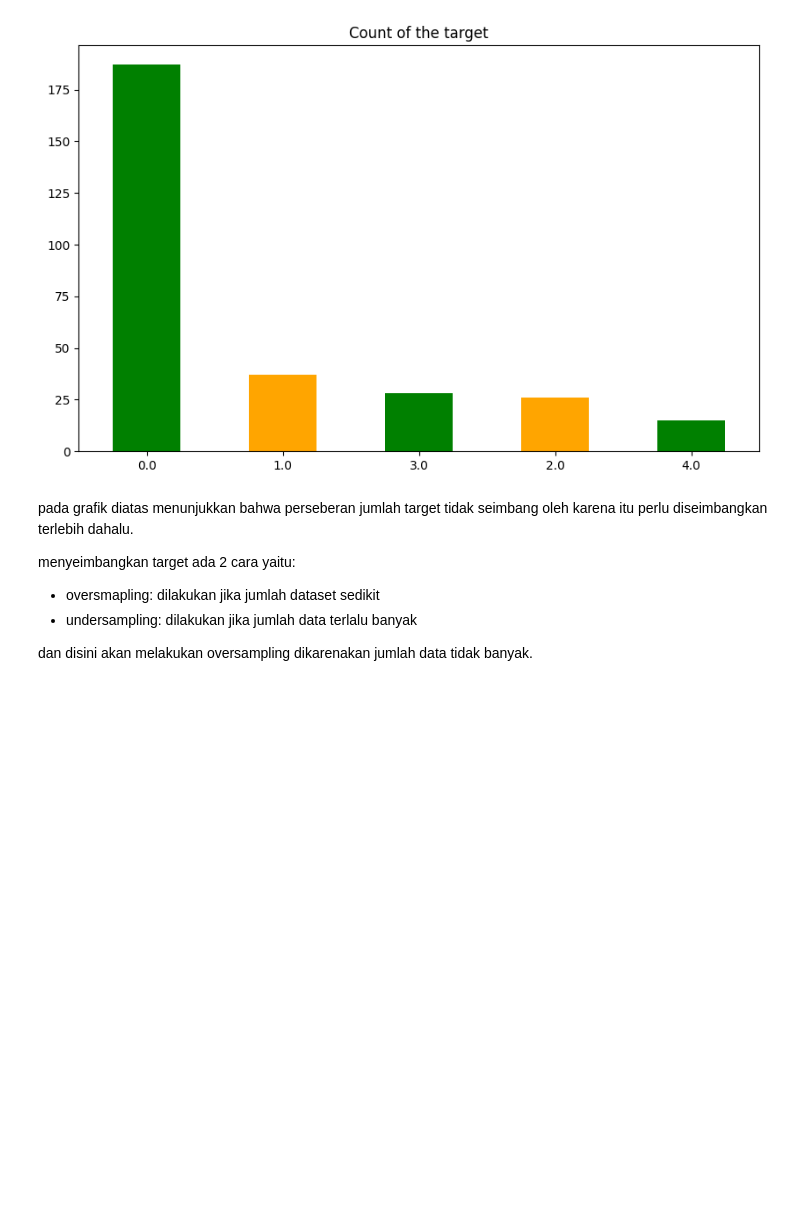
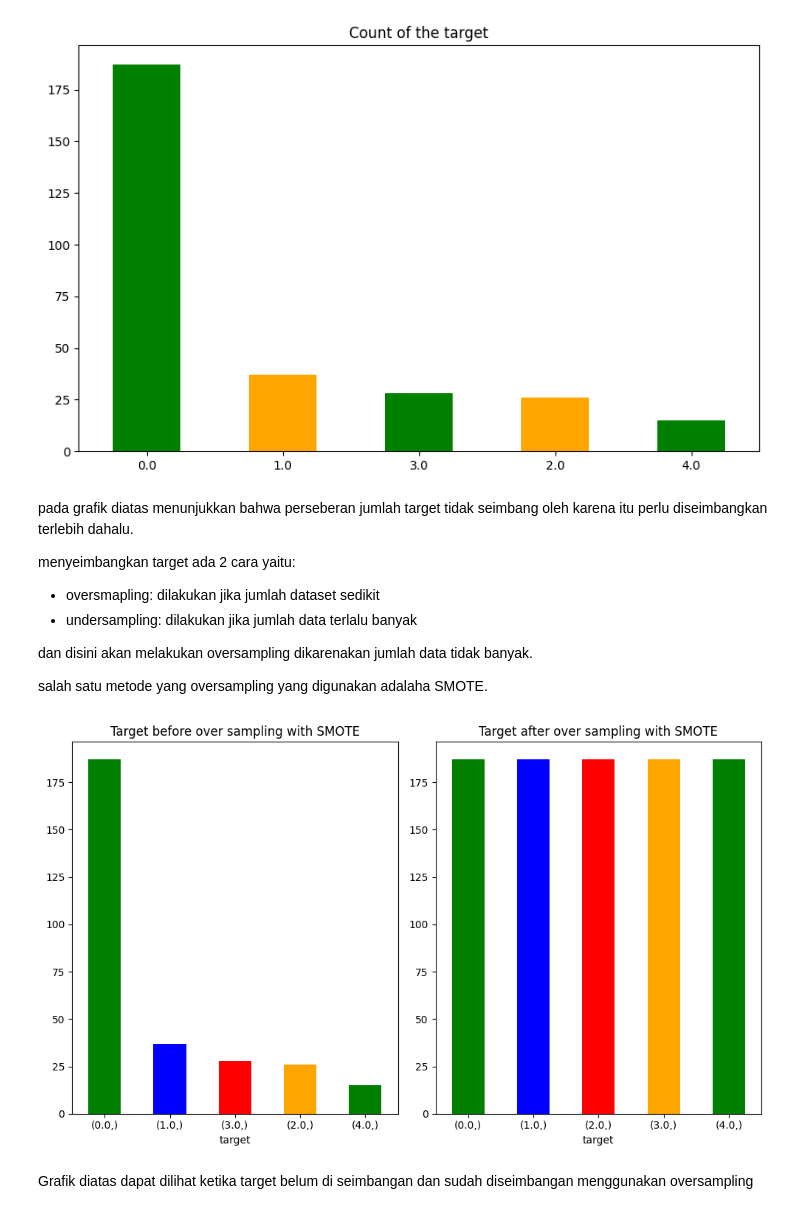
Before and after one commit to Anthopyta/DC, a Jupyter notebook: Hungarian.ipynb, the cells around one changed output. Cells and saved outputs as stored; diff of their text form; code cells hidden in the pictures; blank space fills up the shorter version.

Commit message:
update - kontruksi data

```diff
--- a/Hungarian.ipynb
+++ b/Hungarian.ipynb
@@ -482,3 +482,5 @@ menyeimbangkan target ada 2 cara yaitu:
  - undersampling: dilakukan jika jumlah data terlalu banyak
 
 dan disini akan melakukan oversampling dikarenakan jumlah data tidak banyak.
+
+salah satu metode yang oversampling yang digunakan adalaha SMOTE.
@@ -484,0 +489,26 @@ dan disini akan melakukan oversampling dikarenakan jumlah data tidak banyak.
+# %%
+# oversamplinng
+smote = SMOTE(random_state=42)
+X_smote_resampled, y_smote_resampled = smote.fit_resample(x,y)
+# %%
+plt.figure(figsize=(12, 4))
+new_df1 = pd.DataFrame(data=y)
+
+plt.subplot(1, 2, 1)
+new_df1.value_counts().plot(kind='bar', figsize=(10, 6), color=['green', 'blue', 'red', 'orange'])
+plt.title('Target before over sampling with SMOTE')
+plt.xticks(rotation=0)
+
+plt.subplot(1, 2, 2)
+new_df2 = pd.DataFrame(data=y_smote_resampled)
+
+new_df2.value_counts().plot(kind='bar', figsize=(10, 6), color=['green', 'blue', 'red', 'orange'])
+plt.title('Target after over sampling with SMOTE')
+plt.xticks(rotation=0)
+
+plt.tight_layout()
+plt.show()
+# %% [output]
+[figure, added]
+# %% [markdown]
+Grafik diatas dapat dilihat ketika target belum di seimbangan dan sudah diseimbangan menggunakan oversampling
```
Also changed, not shown: parts of 9 cells of this notebook.
